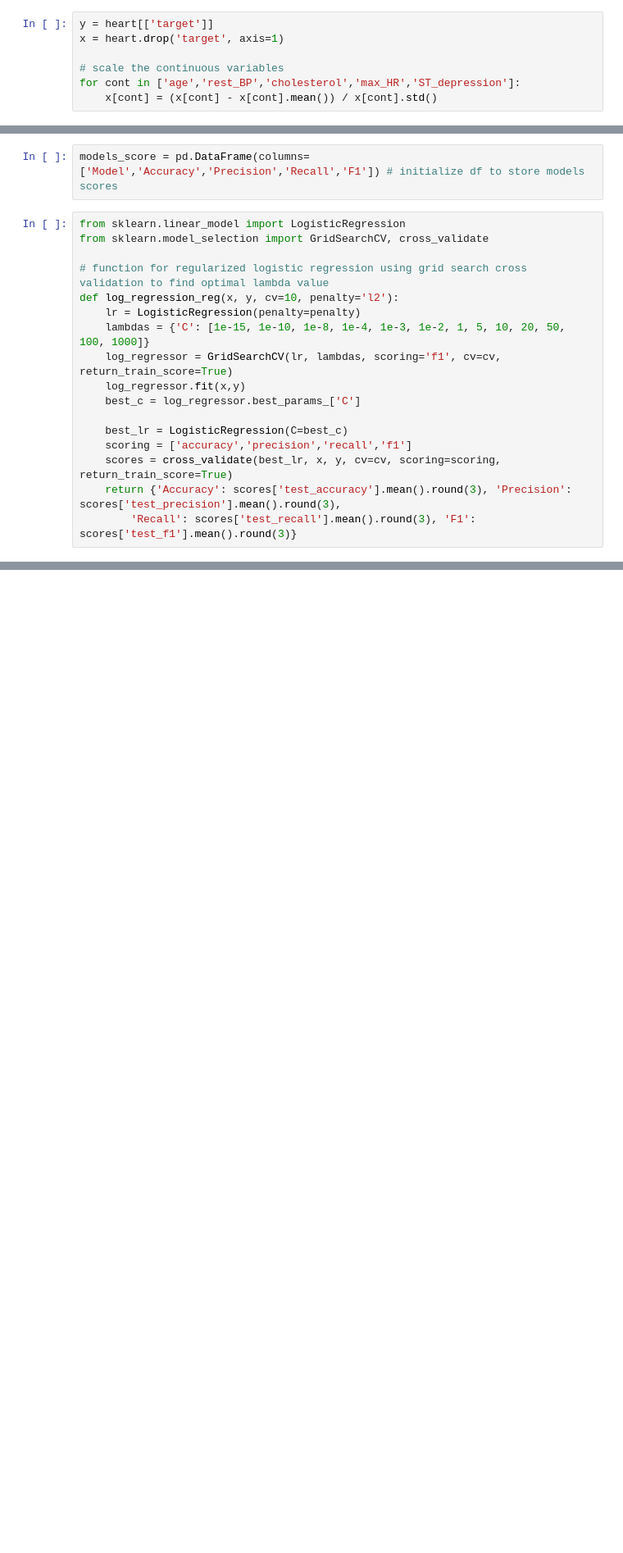
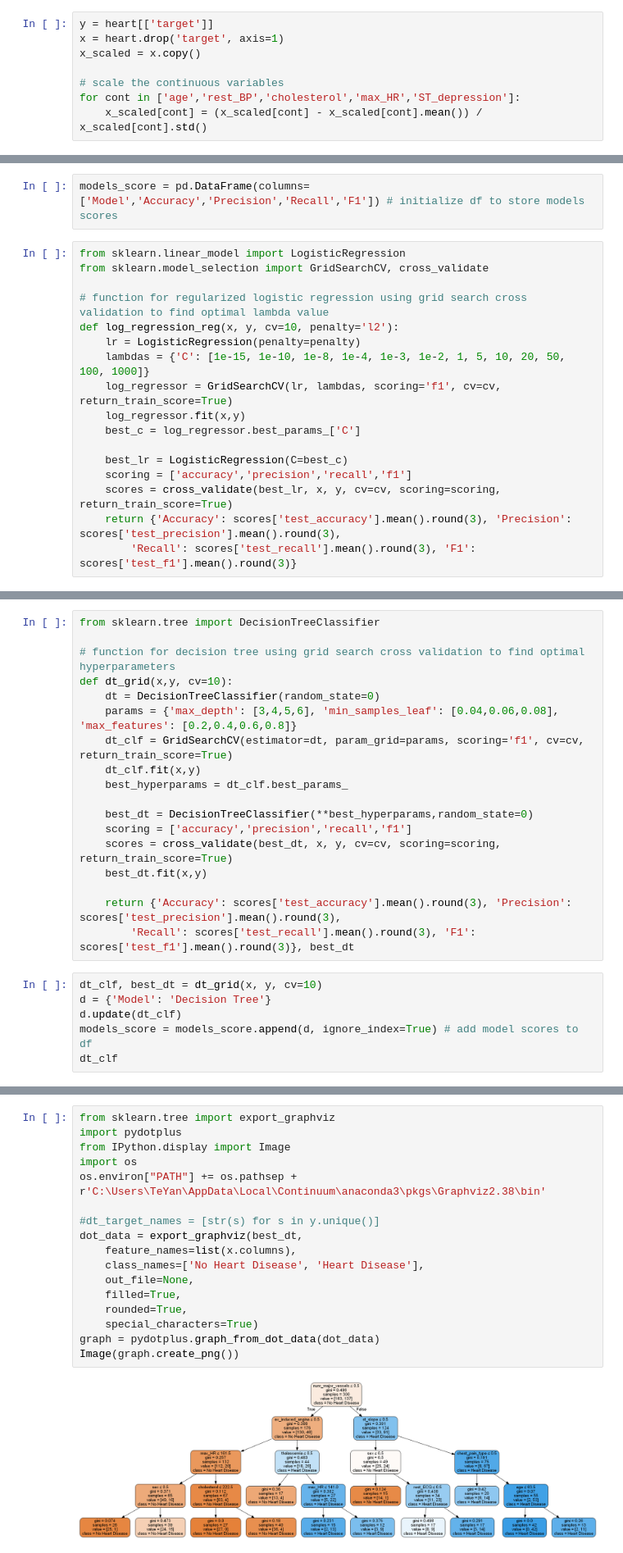
Before and after one commit to teyang-lau/Heart_Disease_Prediction, a Jupyter notebook: predictors-of-heart-disease-an-exploration.ipynb, the cells around one changed output, grey strips where cells are left out. Shown at 82% size. Drawn from its saved outputs; the diff is of its cells as text; blank space fills up the shorter version.

Commit message:
added decision tree

```diff
--- a/predictors-of-heart-disease-an-exploration.ipynb
+++ b/predictors-of-heart-disease-an-exploration.ipynb
@@ -450,10 +407,11 @@ heart.head()
 # %%
 y = heart[['target']]
 x = heart.drop('target', axis=1)
+x_scaled = x.copy()
 
 # scale the continuous variables
 for cont in ['age','rest_BP','cholesterol','max_HR','ST_depression']:
-    x[cont] = (x[cont] - x[cont].mean()) / x[cont].std()
+    x_scaled[cont] = (x_scaled[cont] - x_scaled[cont].mean()) / x_scaled[cont].std()
 # %% [markdown]
 <a id='Encoding'></a>
 ### **4.3. Label Encoding** ###
@@ -553,0 +498,24 @@ L1_Log_Regression
+# %%
+from sklearn.tree import DecisionTreeClassifier
+
+# function for decision tree using grid search cross validation to find optimal hyperparameters
+def dt_grid(x,y, cv=10):
+    dt = DecisionTreeClassifier(random_state=0)
+    params = {'max_depth': [3,4,5,6], 'min_samples_leaf': [0.04,0.06,0.08], 'max_features': [0.2,0.4,0.6,0.8]}
+    dt_clf = GridSearchCV(estimator=dt, param_grid=params, scoring='f1', cv=cv, return_train_score=True)
+    dt_clf.fit(x,y)
+    best_hyperparams = dt_clf.best_params_
+
+    best_dt = DecisionTreeClassifier(**best_hyperparams,random_state=0)
+    scoring = ['accuracy','precision','recall','f1']
+    scores = cross_validate(best_dt, x, y, cv=cv, scoring=scoring, return_train_score=True)
+    best_dt.fit(x,y)
+
+    return {'Accuracy': scores['test_accuracy'].mean().round(3), 'Precision': scores['test_precision'].mean().round(3),
+        'Recall': scores['test_recall'].mean().round(3), 'F1': scores['test_f1'].mean().round(3)}, best_dt
+# %%
+dt_clf, best_dt = dt_grid(x, y, cv=10)
+d = {'Model': 'Decision Tree'}
+d.update(dt_clf)
+models_score = models_score.append(d, ignore_index=True) # add model scores to df
+dt_clf
@@ -553,0 +524,19 @@ L1_Log_Regression
+# %%
+from sklearn.tree import export_graphviz
+import pydotplus
+from IPython.display import Image
+import os
+os.environ["PATH"] += os.pathsep + r'C:\Users\TeYan\AppData\Local\Continuum\anaconda3\pkgs\Graphviz2.38\bin'
+
+#dt_target_names = [str(s) for s in y.unique()]
+dot_data = export_graphviz(best_dt,
+    feature_names=list(x.columns),
+    class_names=['No Heart Disease', 'Heart Disease'],
+    out_file=None,
+    filled=True,
+    rounded=True,
+    special_characters=True)
+graph = pydotplus.graph_from_dot_data(dot_data)
+Image(graph.create_png())
+# %% [output]
+[figure, added]
```
Also changed, not shown: parts of 11 cells of this notebook.
